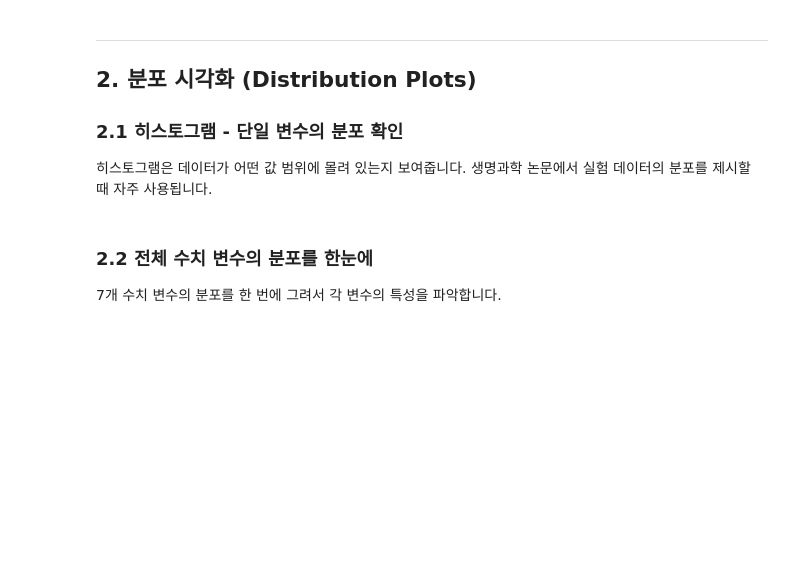
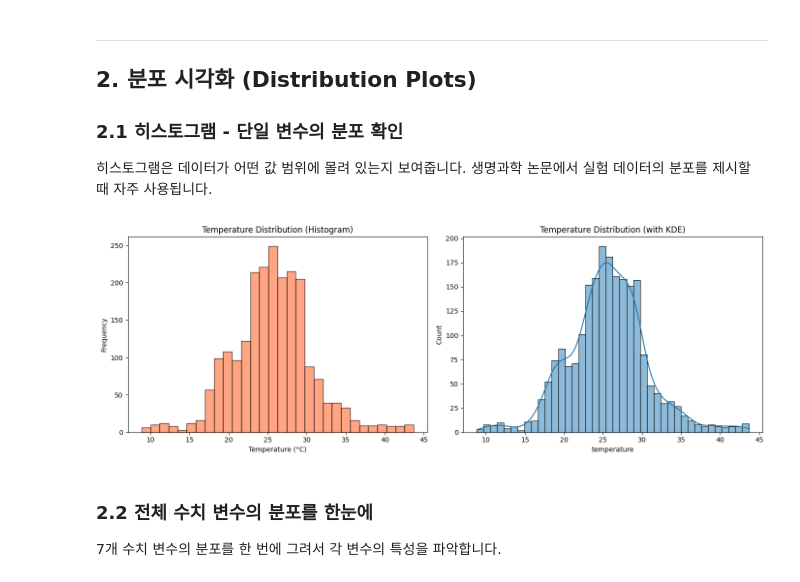
Before and after one commit to agtechresearch/MLapplications-graduate, a Jupyter notebook: W05_(2)시각화_crop_recommendation.ipynb, the cells around one changed output. Cells and saved outputs as stored; diff of their text form; code cells hidden in the pictures; blank space fills up the shorter version.

```diff
--- a/W05_(2)시각화_crop_recommendation.ipynb
+++ b/W05_(2)시각화_crop_recommendation.ipynb
@@ -27,20 +27,3 @@ import pandas as pd
 import numpy as np
 import matplotlib.pyplot as plt
 import seaborn as sns
-import matplotlib
-matplotlib.rcParams['figure.dpi'] = 100
-warnings_off = __import__('warnings'); warnings_off.filterwarnings('ignore')
-
-# 데이터 로딩
-url = "https://raw.githubusercontent.com/agtechresearch/MLapplications-graduate/refs/heads/main/dataset/Crop_Recommendation_dataset.csv"
-df = pd.read_csv(url)
-
-# 한글 깨짐 방지 (Colab)
-plt.rcParams['axes.unicode_minus'] = False
-
-# 시각화 스타일 설정
-sns.set_style('whitegrid')
-sns.set_palette('Set2')
-
-print(f"데이터: {df.shape[0]}행 × {df.shape[1]}열")
-df.head(3)
@@ -52,23 +46,23 @@ df.head(3)
 
 히스토그램은 데이터가 어떤 값 범위에 몰려 있는지 보여줍니다. 생명과학 논문에서 실험 데이터의 분포를 제시할 때 자주 사용됩니다.
 # %%
-# 온도(temperature) 분포 히스토그램
 fig, axes = plt.subplots(1, 2, figsize=(14, 5))
 
 # 기본 히스토그램
 axes[0].hist(df['temperature'], bins=30, color='coral', edgecolor='black', alpha=0.7)
 axes[0].set_title('Temperature Distribution (Histogram)')
 axes[0].set_xlabel('Temperature (°C)')
 axes[0].set_ylabel('Frequency')
 
-# TODO: seaborn의 histplot을 사용하여 KDE(커널밀도추정) 곡선이 포함된 히스토그램을 그리세요
-# 힌트: sns.histplot(data=df, x='temperature', kde=______, ax=axes[1])
-
-
+# Seaborn KDE 포함 히스토그램
+# Kernel Density Estimation (KDE): 확률 밀도 함수(probability density function)를 추정하여 데이터 분포를 부드럽게 나타내는 방법
+sns.histplot(data=df, x='temperature', kde=True, ax=axes[1])
 axes[1].set_title('Temperature Distribution (with KDE)')
 
 plt.tight_layout()
 plt.show()
+# %% [output]
+[figure, added]
 # %% [markdown]
 ### 2.2 전체 수치 변수의 분포를 한눈에
 
```
Also changed, not shown: parts of 15 cells of this notebook.
